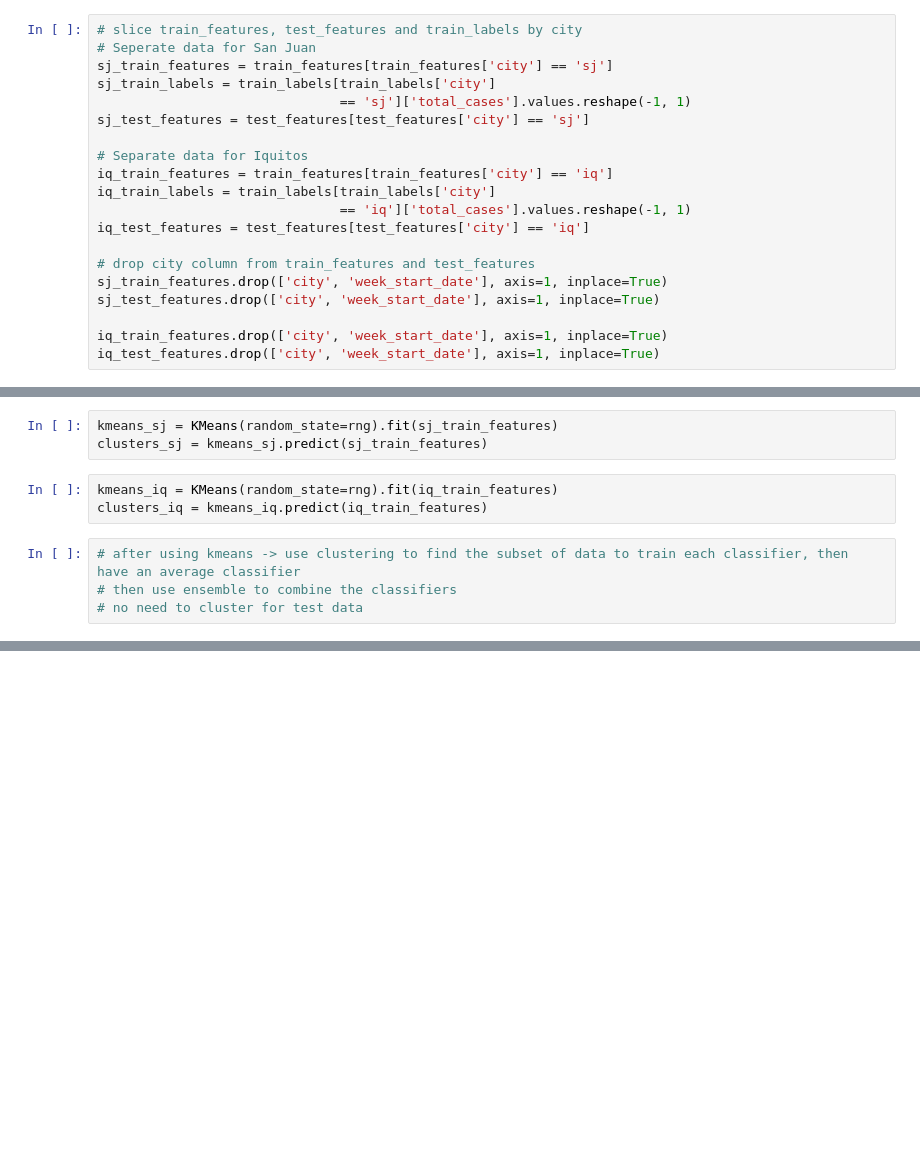
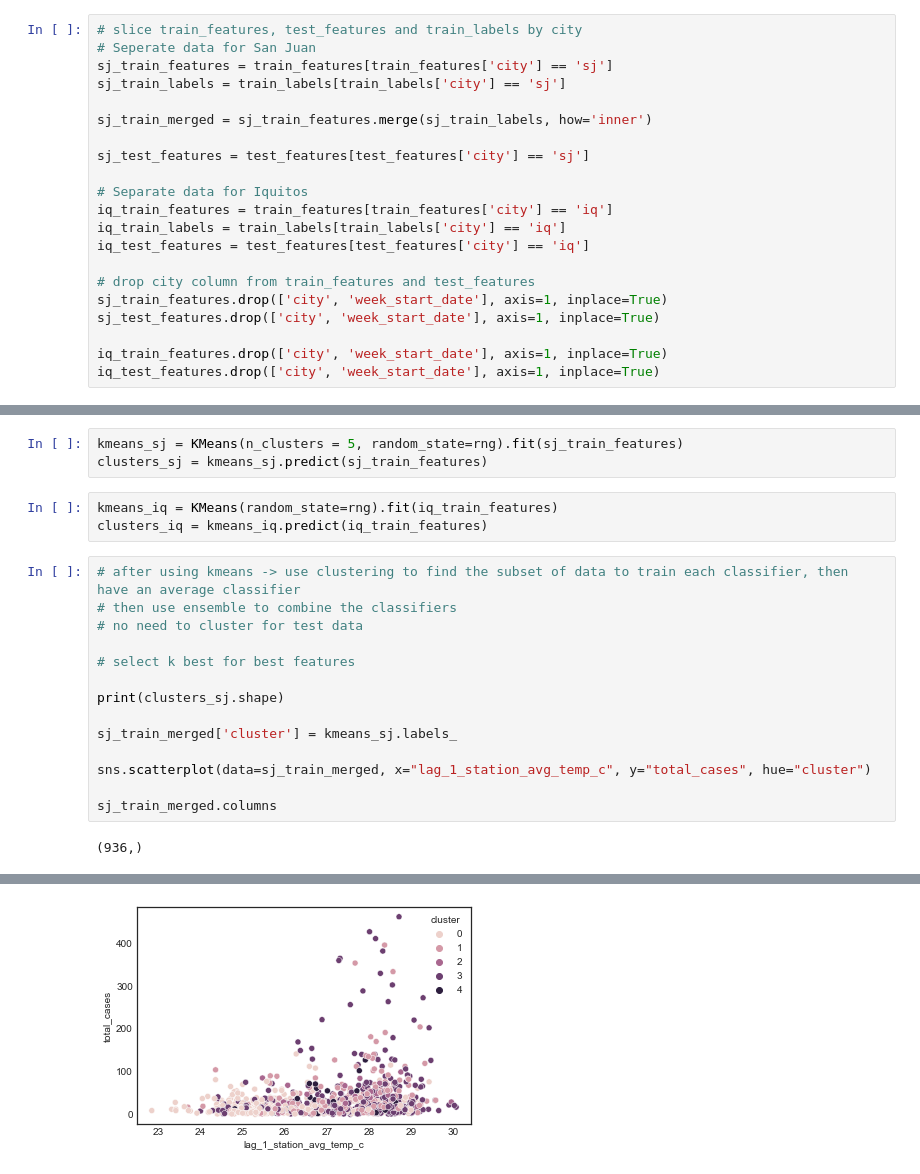
Before and after one commit to dtjldamien/data-driven-dengai, a Jupyter notebook: approach_4.ipynb, the cells around one changed output, grey strips where cells are left out. Drawn from its saved outputs; the diff is of its cells as text; blank space fills up the shorter version.

```diff
--- a/approach_4.ipynb
+++ b/approach_4.ipynb
@@ -25,14 +26,15 @@ test_features = pd.read_csv('./data/test_features_modified.csv')
 # slice train_features, test_features and train_labels by city
 # Seperate data for San Juan
 sj_train_features = train_features[train_features['city'] == 'sj']
-sj_train_labels = train_labels[train_labels['city']
-                               == 'sj']['total_cases'].values.reshape(-1, 1)
+sj_train_labels = train_labels[train_labels['city'] == 'sj']
+
+sj_train_merged = sj_train_features.merge(sj_train_labels, how='inner')
+
 sj_test_features = test_features[test_features['city'] == 'sj']
 
 # Separate data for Iquitos
 iq_train_features = train_features[train_features['city'] == 'iq']
-iq_train_labels = train_labels[train_labels['city']
-                               == 'iq']['total_cases'].values.reshape(-1, 1)
+iq_train_labels = train_labels[train_labels['city'] == 'iq']
 iq_test_features = test_features[test_features['city'] == 'iq']
 
 # drop city column from train_features and test_features
@@ -44,7 +52,7 @@ iq_test_features.drop(['city', 'week_start_date'], axis=1, inplace=True)
 # %% [markdown]
 ## Clustering
 # %%
-kmeans_sj = KMeans(random_state=rng).fit(sj_train_features)
+kmeans_sj = KMeans(n_clusters = 5, random_state=rng).fit(sj_train_features)
 clusters_sj = kmeans_sj.predict(sj_train_features)
 # %%
 kmeans_iq = KMeans(random_state=rng).fit(iq_train_features)
@@ -53,3 +61,15 @@ clusters_iq = kmeans_iq.predict(iq_train_features)
 # after using kmeans -> use clustering to find the subset of data to train each classifier, then have an average classifier
 # then use ensemble to combine the classifiers
 # no need to cluster for test data
+
+# select k best for best features
+
+print(clusters_sj.shape)
+
+sj_train_merged['cluster'] = kmeans_sj.labels_
+
+sns.scatterplot(data=sj_train_merged, x="lag_1_station_avg_temp_c", y="total_cases", hue="cluster")
+
+sj_train_merged.columns
+# %% [output]
+(936,)
@@ -55,0 +93 @@ clusters_iq = kmeans_iq.predict(iq_train_features)
+[figure, added]
```
Also changed, not shown: parts of 5 cells of this notebook.
